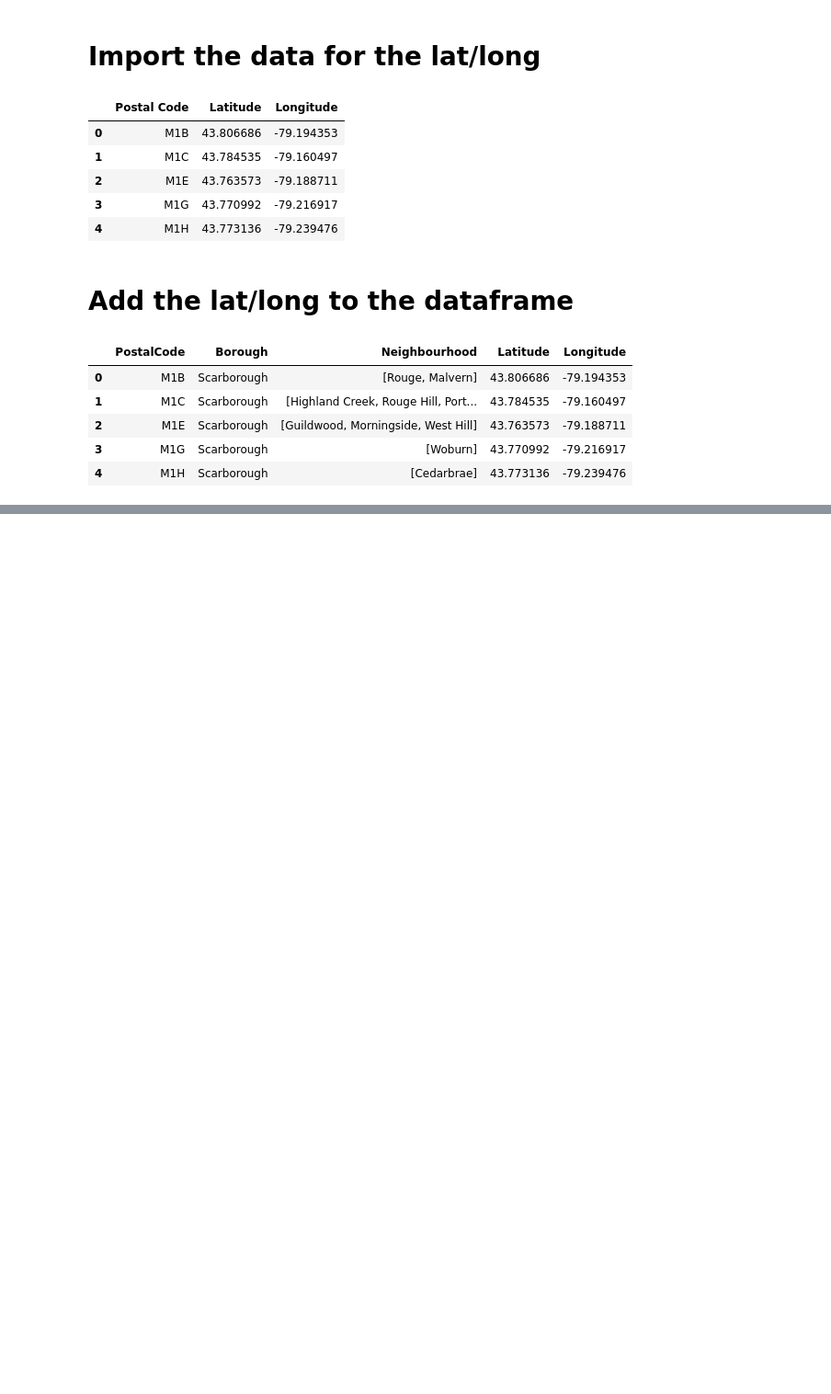
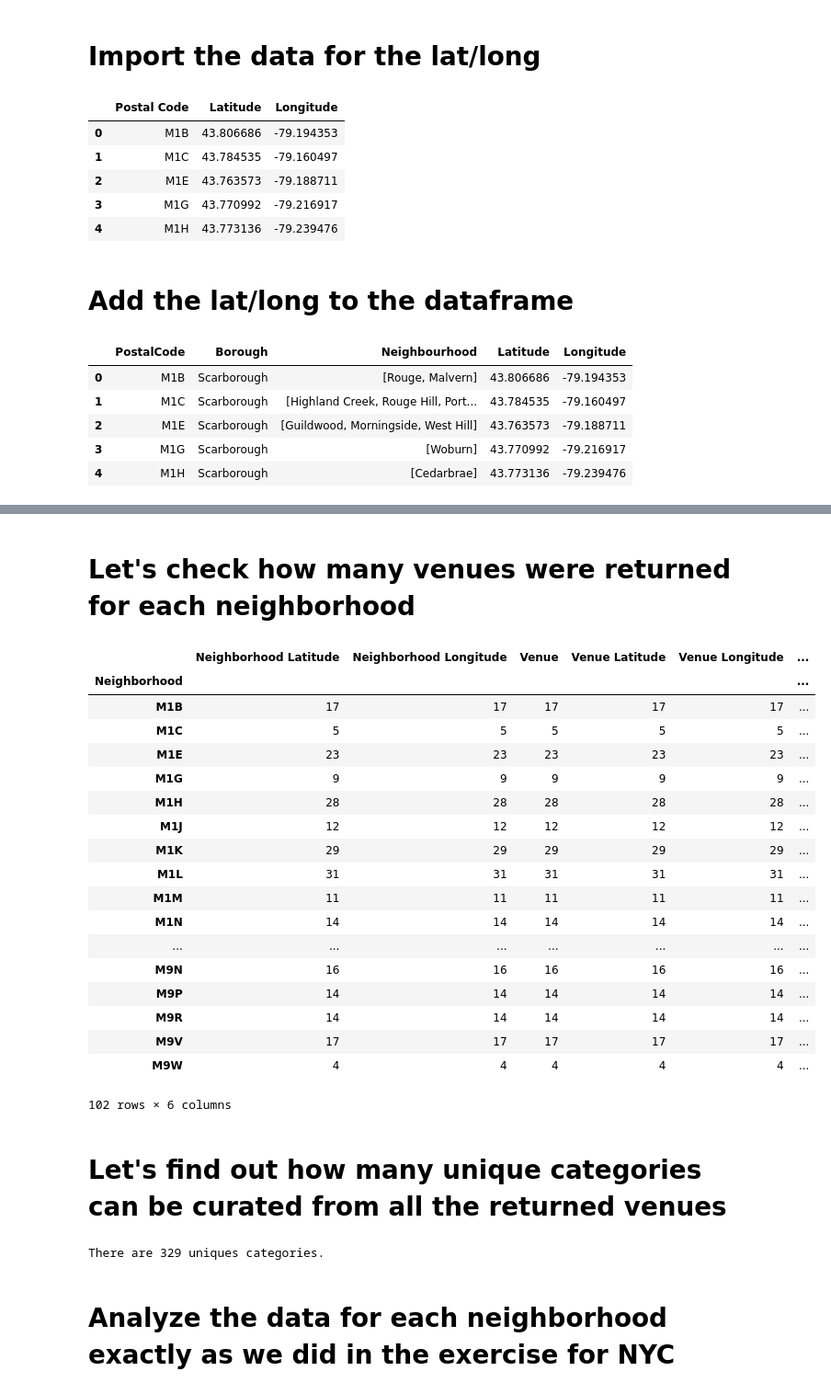
Before and after one commit to mmuenster/Coursera_Capstone, a Jupyter notebook: Week 3 Assignment.ipynb, the cells around one changed output, grey strips where cells are left out. Shown at 92% size. Saved outputs shown, nothing was run; the diff lists cells and outputs as text; code cells hidden in the pictures; blank space fills up the shorter version.

```diff
--- a/Week 3 Assignment.ipynb
+++ b/Week 3 Assignment.ipynb
@@ -97,0 +197,12 @@ g3.head()
+# %%
+# function that extracts the category of the venue
+def get_category_type(row):
+    try:
+        categories_list = row['categories']
+    except:
+        categories_list = row['venue.categories']
+
+    if len(categories_list) == 0:
+        return None
+    else:
+        return categories_list[0]['name']
@@ -97,0 +319,34 @@ g3.head()
+# %% [markdown]
+# Let's check how many venues were returned for each neighborhood
+# %%
+
+
+toronto_venues.groupby('Neighborhood').count()
+# %% [output]
+|  | Neighborhood Latitude | Neighborhood Longitude | Venue | Venue Latitude | Venue Longitude | ... |
+| Neighborhood |  |  |  |  |  | ... |
+| M1B | 17 | 17 | 17 | 17 | 17 | ... |
+| M1C | 5 | 5 | 5 | 5 | 5 | ... |
+| M1E | 23 | 23 | 23 | 23 | 23 | ... |
+| M1G | 9 | 9 | 9 | 9 | 9 | ... |
+| M1H | 28 | 28 | 28 | 28 | 28 | ... |
+| M1J | 12 | 12 | 12 | 12 | 12 | ... |
+| M1K | 29 | 29 | 29 | 29 | 29 | ... |
+| M1L | 31 | 31 | 31 | 31 | 31 | ... |
+| M1M | 11 | 11 | 11 | 11 | 11 | ... |
+| M1N | 14 | 14 | 14 | 14 | 14 | ... |
+| ... | ... | ... | ... | ... | ... | ... |
+| M9N | 16 | 16 | 16 | 16 | 16 | ... |
+| M9P | 14 | 14 | 14 | 14 | 14 | ... |
+| M9R | 14 | 14 | 14 | 14 | 14 | ... |
+| M9V | 17 | 17 | 17 | 17 | 17 | ... |
+| M9W | 4 | 4 | 4 | 4 | 4 | ... |
+102 rows × 6 columns
+# %% [markdown]
+# Let's find out how many unique categories can be curated from all the returned venues
+# %%
+print('There are {} uniques categories.'.format(len(toronto_venues['Venue Category'].unique())))
+# %% [output]
+There are 329 uniques categories.
+# %% [markdown]
+# Analyze the data for each neighborhood exactly as we did in the exercise for NYC
```
Also changed, not shown: parts of 28 cells of this notebook.
